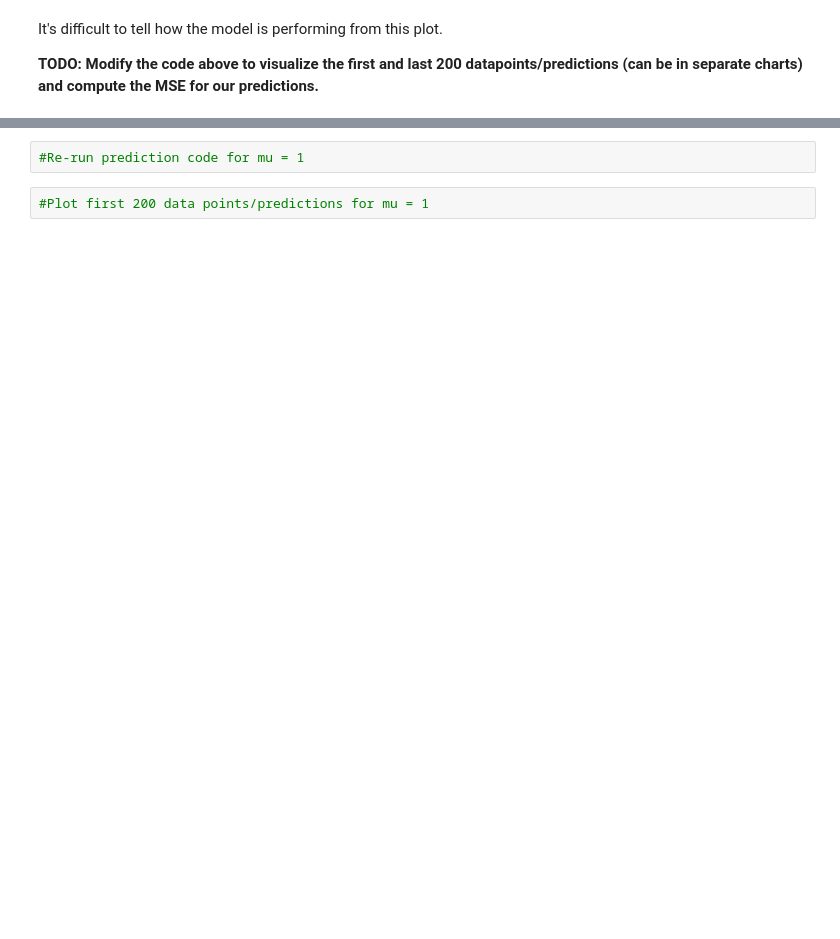
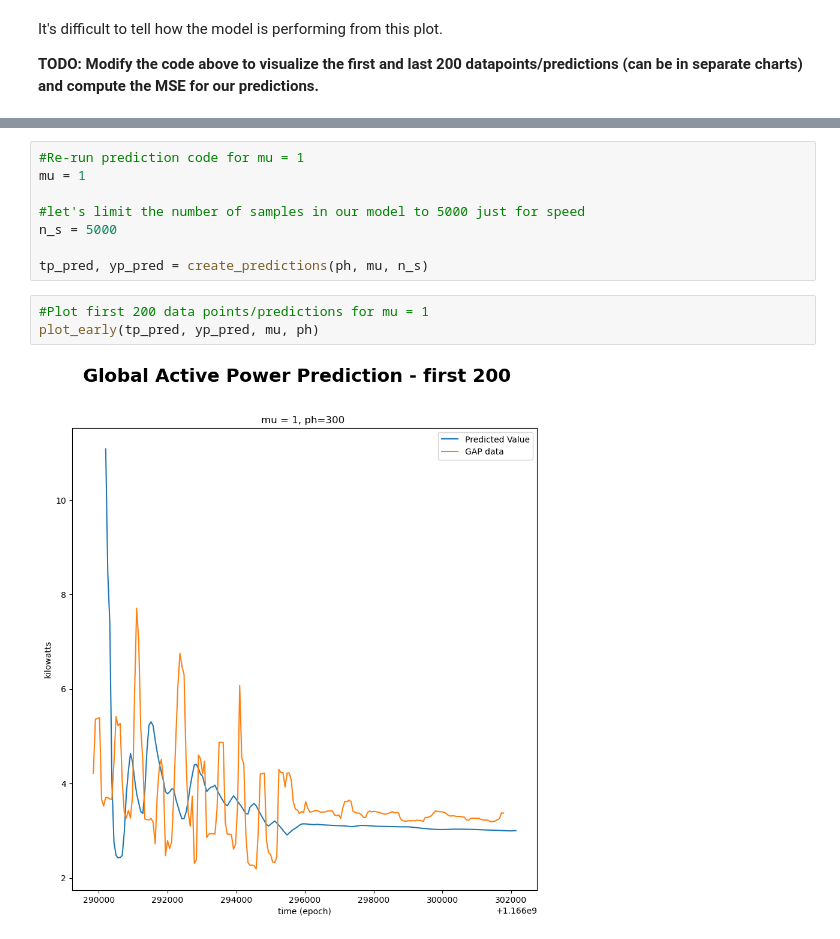
Before and after one commit to omarsagoo/aai-iot-linear-regression, a Jupyter notebook: Linear Regression IoT.ipynb, the cells around one changed output, grey strips where cells are left out. Saved outputs shown, nothing was run; the diff lists cells and outputs as text; blank space fills up the shorter version.

```diff
--- a/Linear Regression IoT.ipynb
+++ b/Linear Regression IoT.ipynb
@@ -129,7 +181,16 @@ A:
 **TODO: Re-run the prediction code with mu = 1 and mu = 0.01. Use the cells below to produce charts for the first and last 200 points and to compute the MSE for each of these sets of predictions.**
 # %%
 #Re-run prediction code for mu = 1
+mu = 1
+
+#let's limit the number of samples in our model to 5000 just for speed
+n_s = 5000
+
+tp_pred, yp_pred = create_predictions(ph, mu, n_s)
 # %%
 #Plot first 200 data points/predictions for mu = 1
+plot_early(tp_pred, yp_pred, mu, ph)
+# %% [output]
+[figure, added]
 # %%
 #Plot last 200 data points/predictions for mu = 1
```
Also changed, not shown: parts of 38 cells of this notebook, 3 other files.
